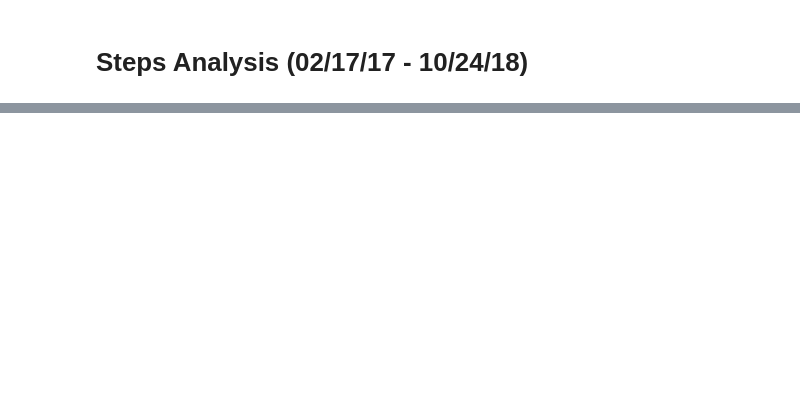
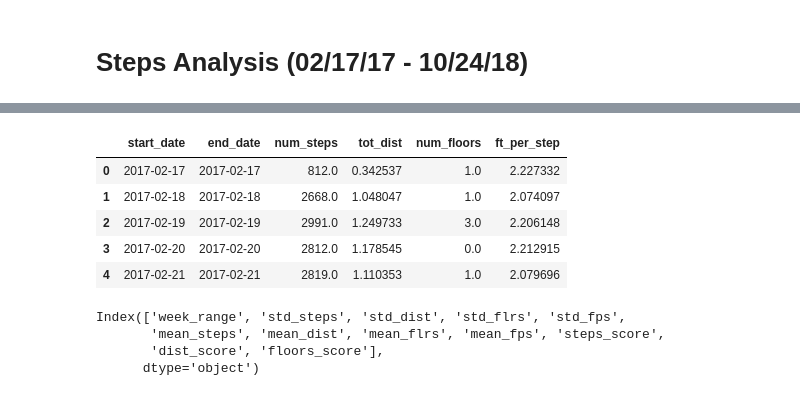
Before and after one commit to Data-is-life/Steps_Analysis, a Jupyter notebook: src/testing_dist_and_steps_funcs.ipynb, the cells around one changed output, grey strips where cells are left out. Drawn from its saved outputs; the diff is of its cells as text; code cells hidden in the pictures; blank space fills up the shorter version.

Commit message:
started working on graphs

```diff
--- a/src/testing_dist_and_steps_funcs.ipynb
+++ b/src/testing_dist_and_steps_funcs.ipynb
@@ -34,0 +33,9 @@ get_stats_day_week_month(combined_df, 'Day of Month', 'floors')
+# %%
+combined_df.head()
+# %% [output]
+|  | start_date | end_date | num_steps | tot_dist | num_floors | ft_per_step |
+| 0 | 2017-02-17 | 2017-02-17 | 812.0 | 0.342537 | 1.0 | 2.227332 |
+| 1 | 2017-02-18 | 2017-02-18 | 2668.0 | 1.048047 | 1.0 | 2.074097 |
+| 2 | 2017-02-19 | 2017-02-19 | 2991.0 | 1.249733 | 3.0 | 2.206148 |
+| 3 | 2017-02-20 | 2017-02-20 | 2812.0 | 1.178545 | 0.0 | 2.212915 |
+| 4 | 2017-02-21 | 2017-02-21 | 2819.0 | 1.110353 | 1.0 | 2.079696 |
@@ -34,0 +48,7 @@ get_stats_day_week_month(combined_df, 'Day of Month', 'floors')
+# %%
+week_df.columns
+# %% [output]
+Index(['week_range', 'std_steps', 'std_dist', 'std_flrs', 'std_fps',
+       'mean_steps', 'mean_dist', 'mean_flrs', 'mean_fps', 'steps_score',
+       'dist_score', 'floors_score'],
+      dtype='object')
```
Also changed, not shown: parts of 9 cells of this notebook, 1 other file.
